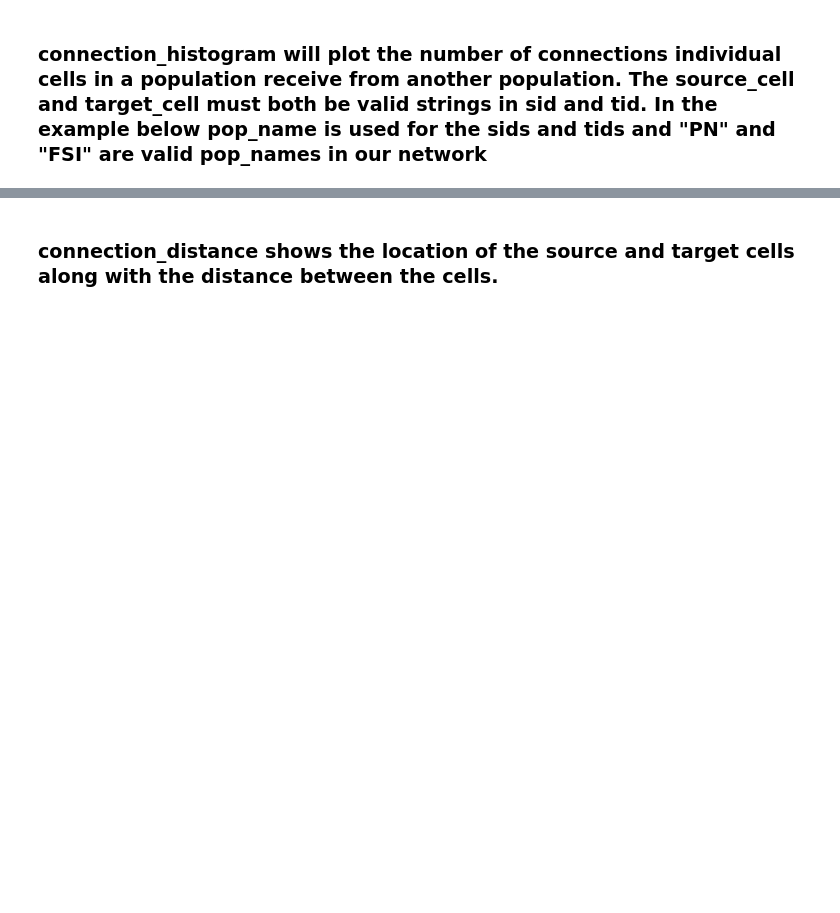
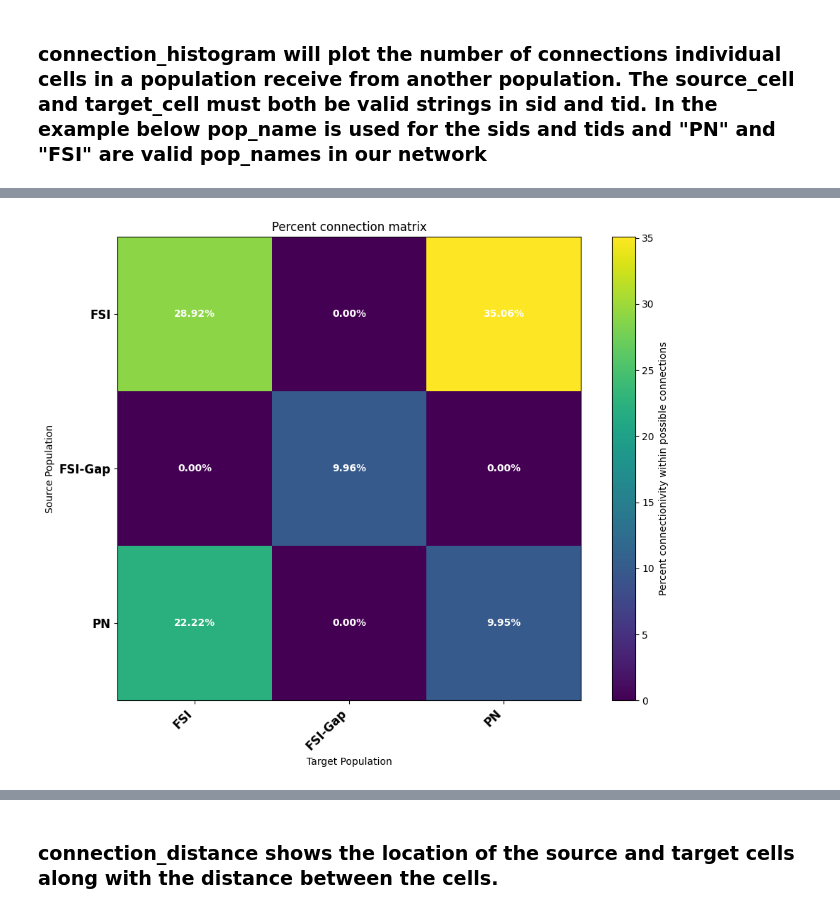
Before and after one commit to cyneuro/bmtool, a Jupyter notebook: examples/bmplot/bmplot.ipynb, the cells around one changed output, grey strips where cells are left out. Saved outputs shown, nothing was run; the diff lists cells and outputs as text; code cells hidden in the pictures; blank space fills up the shorter version.

```diff
--- a/examples/bmplot/bmplot.ipynb
+++ b/examples/bmplot/bmplot.ipynb
@@ -189,0 +203,4 @@ bp.connection_histogram(source_cell='PN', # must be one of the Node attribute
+# %%
+bp.connector_percent_matrix(csv_path="conn.csv") # path to csv generated by connectors
+# %% [output]
+[figure, added]
```
Also changed, not shown: parts of 24 cells of this notebook, 6 other files.
